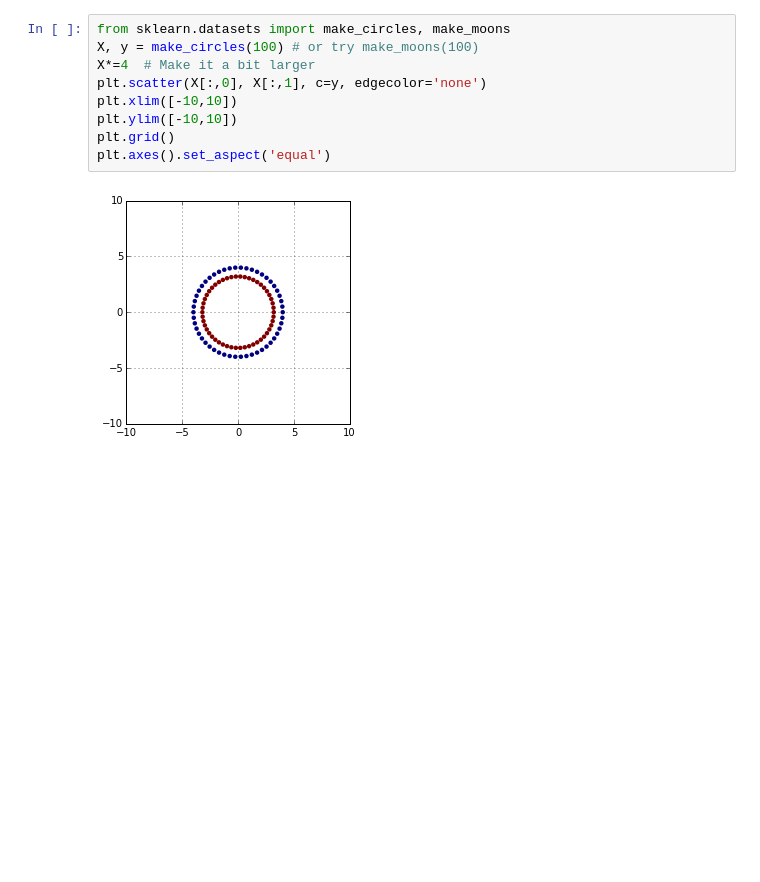
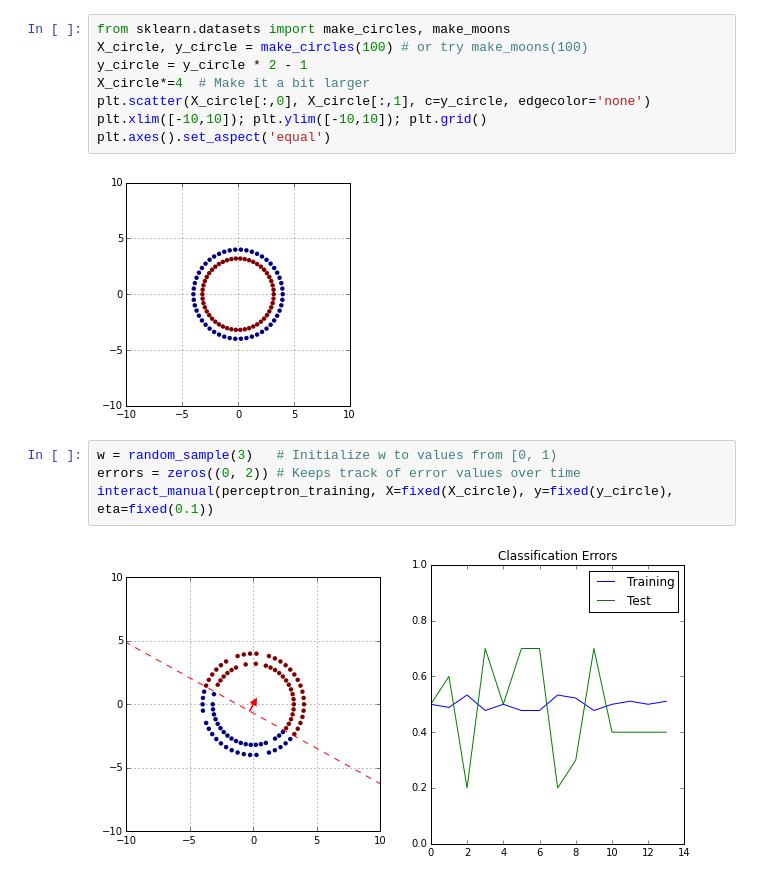
Before and after one commit to guruucsd/EigenfaceDemo, a Jupyter notebook: src/Perceptron Demo.ipynb, the cells around one changed output. Cells and saved outputs as stored; diff of their text form; blank space fills up the shorter version.

```diff
--- a/src/Perceptron Demo.ipynb
+++ b/src/Perceptron Demo.ipynb
@@ -103,11 +217,16 @@ Now try the same thing (go back to the previous cell) after loading a dataset th
 # %%
 from sklearn.datasets import make_circles, make_moons
-X, y = make_circles(100) # or try make_moons(100)
-X*=4  # Make it a bit larger
-plt.scatter(X[:,0], X[:,1], c=y, edgecolor='none')
-plt.xlim([-10,10])
-plt.ylim([-10,10])
-plt.grid()
+X_circle, y_circle = make_circles(100) # or try make_moons(100)
+y_circle = y_circle * 2 - 1
+X_circle*=4  # Make it a bit larger
+plt.scatter(X_circle[:,0], X_circle[:,1], c=y_circle, edgecolor='none')
+plt.xlim([-10,10]); plt.ylim([-10,10]); plt.grid()
 plt.axes().set_aspect('equal')
 # %% [output]
 [figure]
+# %%
+w = random_sample(3)   # Initialize w to values from [0, 1)
+errors = zeros((0, 2)) # Keeps track of error values over time
+interact_manual(perceptron_training, X=fixed(X_circle), y=fixed(y_circle), eta=fixed(0.1))
+# %% [output]
+[figure, added]
```
Also changed, not shown: parts of 23 cells of this notebook, 5 other files.
